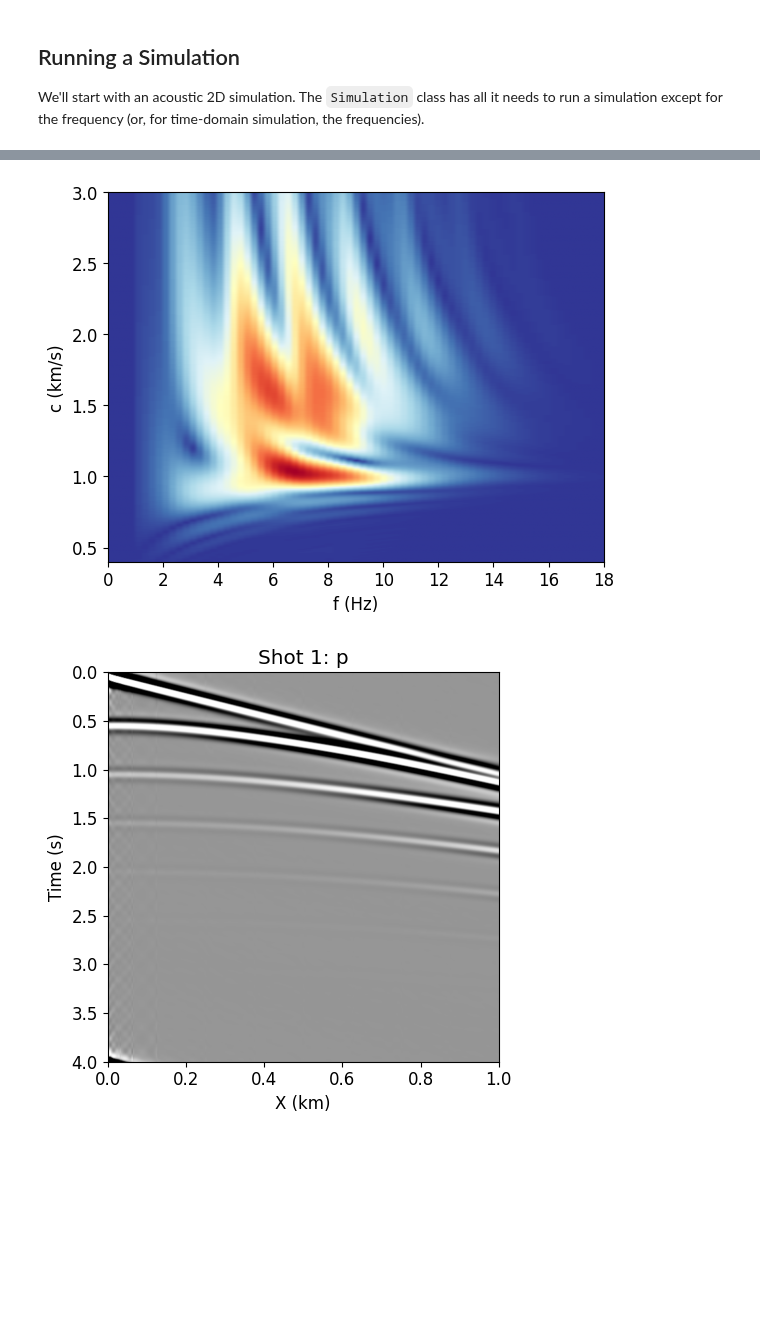
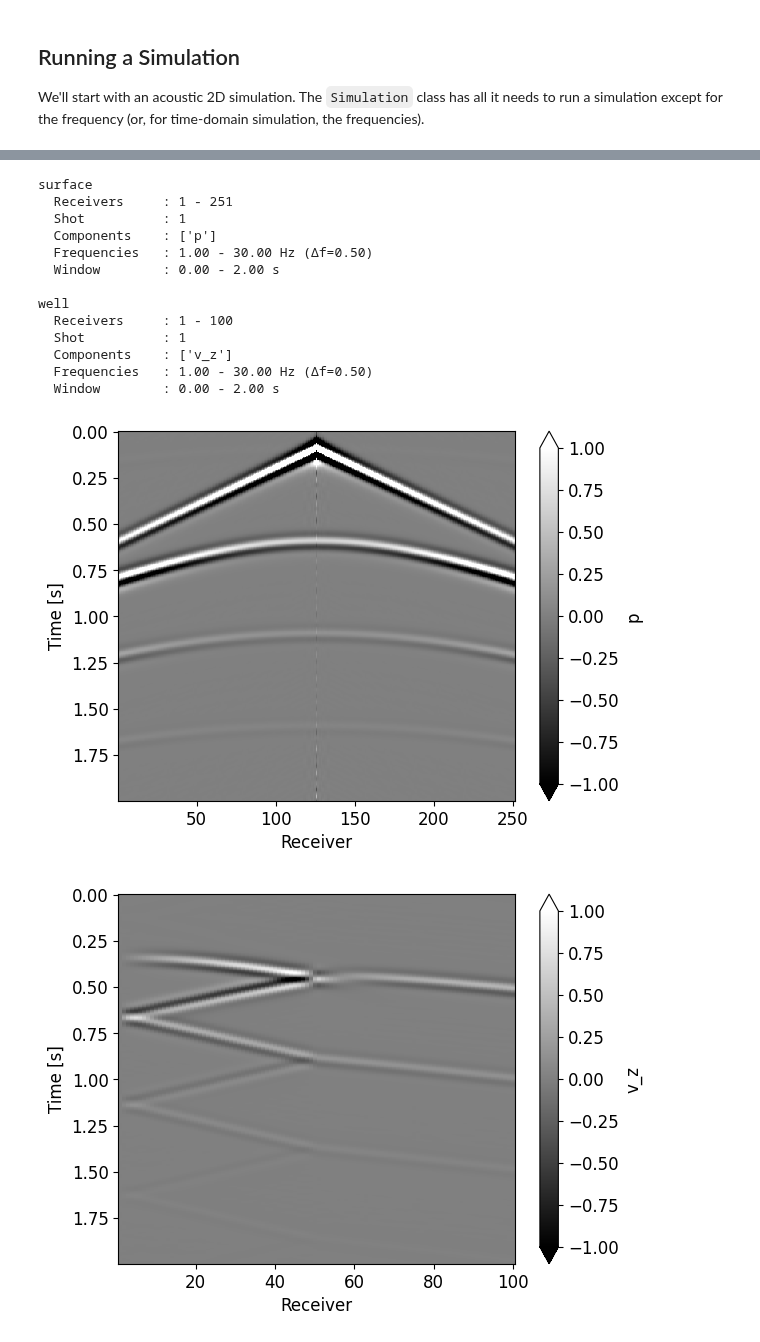
Before and after one commit to FrequenSol/FrequenSolve, a Jupyter notebook: examples/ex01_simple.ipynb, the cells around one changed output, grey strips where cells are left out. Saved outputs shown, nothing was run; the diff lists cells and outputs as text; code cells hidden in the pictures; blank space fills up the shorter version.

```diff
--- a/examples/ex01_simple.ipynb
+++ b/examples/ex01_simple.ipynb
@@ -192,12 +193,23 @@ sim += acq
 
 The `Discretization` class be set defines a few last aspects of the numerical method. FrequenSolve primarily leverages the discontinuous Petrov&ndash;Galerkin finite element method, you can read about the DPG method more in the Theory section of the documentation **TODO**. Of the attributes defined in `Discretization`, the only one we need to worry about at this point is the `order`. This controls the order of approximation; it's default value is 3 but orders 4&ndash;6 often work well in 2D (in 3D, order 3&ndash;4 is usually a good place to start).
 # %%
-method = Discretization(order = 6)
+method = Discretization(
+    order = 6,
+)
 sim += method
 
 solver = SolverConfig(
-    solve_on = "final",
     max_iter = 300,
-    tolerance = 1.0e-4
+    tolerance = 1.0e-4,
 )
 sim += solver
+
+out = OutputManager()
+# out += ParaviewOutput(
+#     name = "simple",
+#     fields = ["displacement", "pressure"],
+#     upscale = 1,
+#     execute_on = "final",
+#     post_process = True,
+# )
+sim += out
@@ -228,7 +228,7 @@ We'll start with an acoustic 2D simulation. The `Simulation` class has all it ne
 # %%
 # --- Connect to site ---
 
-site = "stampede3"
+site = "local"
 
 if site == "local":
     site = LocalSite()
@@ -247,8 +247,8 @@ td_job = TimeDomainJob(
     name = "time",
     simulation = sim,
     f_min = 1.0,
-    f_max = 18.0,
-    T_max = 4.0
+    f_max = 30.0,
+    T_max = 2.0
 )
 
 if site.provisioned:
@@ -269,17 +269,22 @@ else:
 # Get results from the site
 trace_db = site.fetch_traces(td_job, upscale = 4)
 wavelet = RickerWavelet(
-    f0 = 6.0,
-    times = trace_db.times(),
-    offset = 5
+    f = 10.0,
+    center = 0.1,
 )
+# wavelet.plot(f_max = 30)
 
-for record in trace_db:
-    shot = record.read_FD(wavelet)
-    plot_cf(shot, c_min = 0.4, c_max = 3.0, n_c = 400)
-
-    shot = record.read_TD(wavelet)
-    plot_gather(shot, A = 100)
-
-wavelet.plot()
+print(trace_db)
+for group in trace_db.groups:
+    for shot in trace_db.shots(group):
+        for comp in trace_db.components(group):
+            td = trace_db.read_TD(group, comp, shot, wavelet, upscale = 4)
+            plot = td.plot(
+                vmin = -1,
+                vmax = 1,
+                y = "time",
+                yincrease = False,
+                cmap = "gray"
+            )
+            plt.show()
 # %% [output]
@@ -303,2 +293,15 @@ Consolidating /Users/jacobbadger/omnirepo/FrequenSolve/examples/scratch/ex_01/ou
+surface
+  Receivers     : 1 - 251
+  Shot          : 1
+  Components    : ['p']
+  Frequencies   : 1.00 - 30.00 Hz (Δf=0.50)
+  Window        : 0.00 - 2.00 s
+
+well
+  Receivers     : 1 - 100
+  Shot          : 1
+  Components    : ['v_z']
+  Frequencies   : 1.00 - 30.00 Hz (Δf=0.50)
+  Window        : 0.00 - 2.00 s
-[figure, old version]
+[figure, new version]
-[figure, old version]
+[figure, new version]
```
Also changed, not shown: parts of 9 cells of this notebook, 22 other files.
